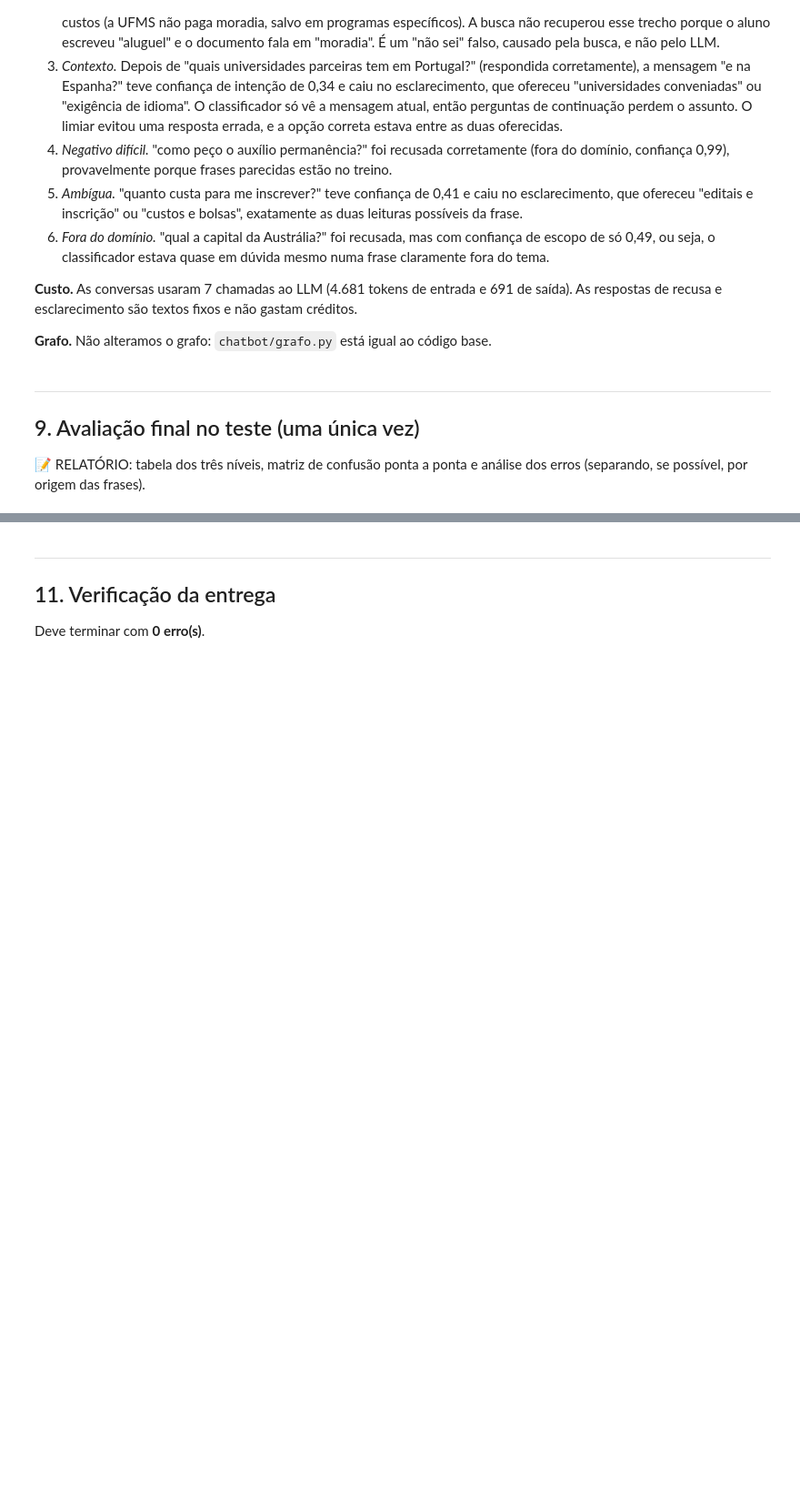
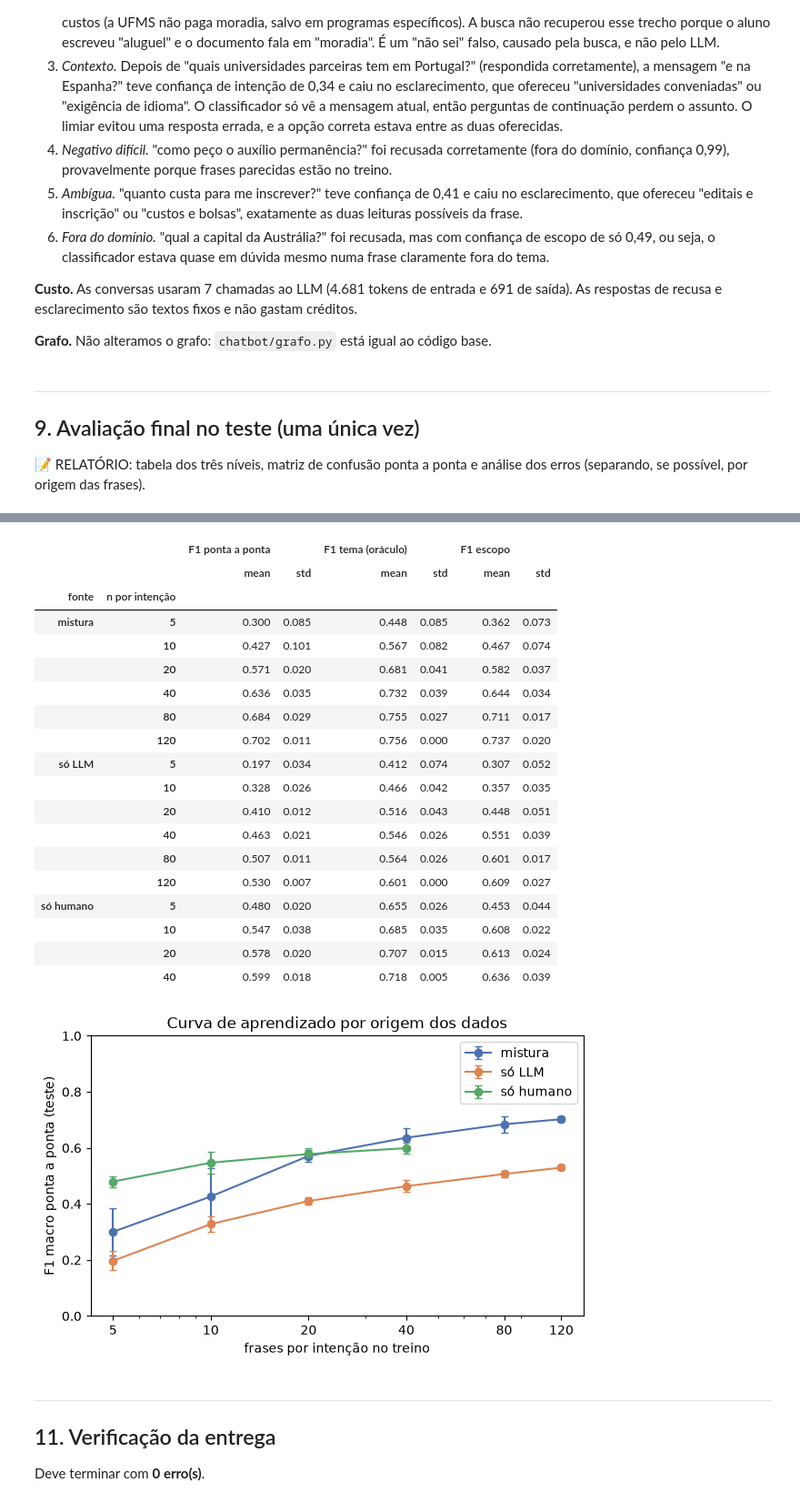
Before and after one commit to peedrocs/IA-2026-02-TP-Chatbot-RUMO, a Jupyter notebook: notebooks/01_trabalho_grupo.ipynb, the cells around one changed output, grey strips where cells are left out. Shown at 91% size. Drawn from its saved outputs; the diff is of its cells as text; code cells hidden in the pictures; blank space fills up the shorter version.

```diff
--- a/notebooks/01_trabalho_grupo.ipynb
+++ b/notebooks/01_trabalho_grupo.ipynb
@@ -868,3 +1163,48 @@ previsoes.loc[~previsoes["acertou"], ["texto", "real", "rota", "confianca_escopo
+# %%
+TAMANHOS = [5, 10, 20, 40, 80, 120]
+fontes = {"mistura": (treino, TAMANHOS),
+          "só LLM": (so_llm, TAMANHOS),
+          "só humano": (so_humano, [5, 10, 20, 40])}   # o humano tem no máximo 44 frases por intenção
+
+pontos = []
+for nome, (df, tamanhos) in fontes.items():
+    for n in tamanhos:
+        for s in SEMENTES:
+            pontos.append({"fonte": nome, "n por intenção": n, "semente": s,
+                           **treinar_e_avaliar(amostrar(df, n, s))})
+curva = pd.DataFrame(pontos)
+
+resumo_curva = curva.groupby(["fonte", "n por intenção"])[["F1 ponta a ponta", "F1 tema (oráculo)", "F1 escopo"]].agg(["mean", "std"])
+display(resumo_curva.round(3))
+
+plt.figure(figsize=(7, 4))
+for (nome, g), cor in zip(curva.groupby("fonte", sort=False), CORES):
+    m = g.groupby("n por intenção")["F1 ponta a ponta"].agg(["mean", "std"])
+    plt.errorbar(m.index, m["mean"], yerr=m["std"], fmt="o-", color=cor, capsize=3, label=nome)
+plt.xscale("log"); plt.xticks(TAMANHOS, TAMANHOS)
+plt.xlabel("frases por intenção no treino"); plt.ylabel("F1 macro ponta a ponta (teste)")
+plt.title("Curva de aprendizado por origem dos dados"); plt.ylim(0, 1); plt.legend(); plt.show()
+# %% [output]
+|  |  | F1 ponta a ponta |  | F1 tema (oráculo) |  | F1 escopo |  |
+|  |  | mean | std | mean | std | mean | std |
+| fonte | n por intenção |  |  |  |  |  |  |
+| mistura | 5 | 0.300 | 0.085 | 0.448 | 0.085 | 0.362 | 0.073 |
+|  | 10 | 0.427 | 0.101 | 0.567 | 0.082 | 0.467 | 0.074 |
+|  | 20 | 0.571 | 0.020 | 0.681 | 0.041 | 0.582 | 0.037 |
+|  | 40 | 0.636 | 0.035 | 0.732 | 0.039 | 0.644 | 0.034 |
+|  | 80 | 0.684 | 0.029 | 0.755 | 0.027 | 0.711 | 0.017 |
+|  | 120 | 0.702 | 0.011 | 0.756 | 0.000 | 0.737 | 0.020 |
+| só LLM | 5 | 0.197 | 0.034 | 0.412 | 0.074 | 0.307 | 0.052 |
+|  | 10 | 0.328 | 0.026 | 0.466 | 0.042 | 0.357 | 0.035 |
+|  | 20 | 0.410 | 0.012 | 0.516 | 0.043 | 0.448 | 0.051 |
+|  | 40 | 0.463 | 0.021 | 0.546 | 0.026 | 0.551 | 0.039 |
+|  | 80 | 0.507 | 0.011 | 0.564 | 0.026 | 0.601 | 0.017 |
+|  | 120 | 0.530 | 0.007 | 0.601 | 0.000 | 0.609 | 0.027 |
+| só humano | 5 | 0.480 | 0.020 | 0.655 | 0.026 | 0.453 | 0.044 |
+|  | 10 | 0.547 | 0.038 | 0.685 | 0.035 | 0.608 | 0.022 |
+|  | 20 | 0.578 | 0.020 | 0.707 | 0.015 | 0.613 | 0.024 |
+|  | 40 | 0.599 | 0.018 | 0.718 | 0.005 | 0.636 | 0.039 |
+[figure, added]
 # %% [markdown]
 ---
 ## 11. Verificação da entrega
```
Also changed, not shown: parts of 10 cells of this notebook, 1 other file.
